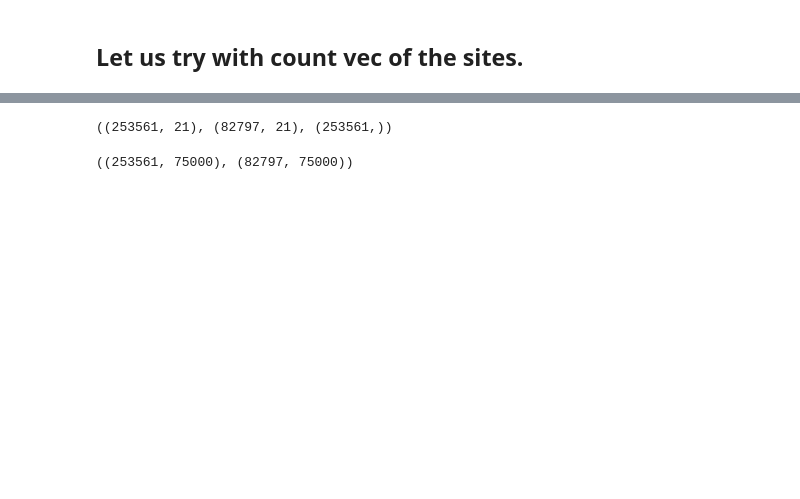
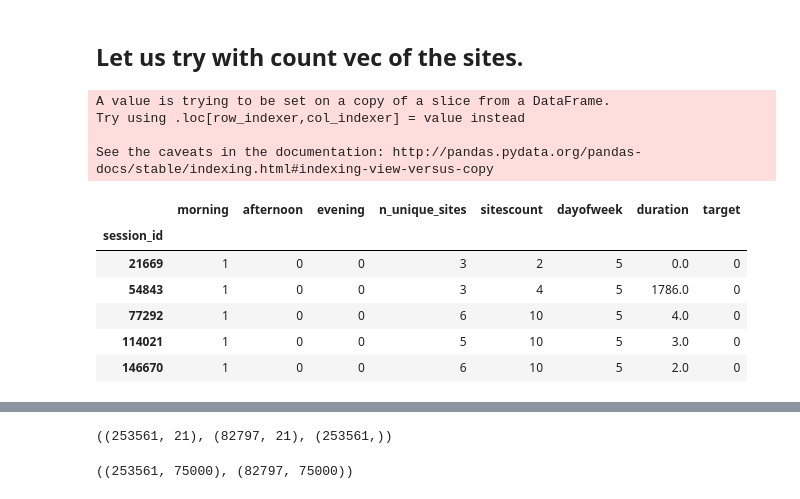
Before and after one commit to sitask/Spring2019_mlcourse.ai, a Jupyter notebook: alice_freeride.ipynb, the cells around one changed output, grey strips where cells are left out. Saved outputs shown, nothing was run; the diff lists cells and outputs as text; code cells hidden in the pictures; blank space fills up the shorter version.

```diff
--- a/alice_freeride.ipynb
+++ b/alice_freeride.ipynb
@@ -370,3 +387,21 @@ write_to_submission_file(y_test, 'lr_csr.csv') # gave 0.92352
 # %%
 train_df = full_df.iloc[0:idx_split]
 test_df = full_df[idx_split:full_df.shape[0]]
+# %%
+training_full = full_new_feat[0:idx_split]
+training_full['target'] = y_train
+# %% [output]
+A value is trying to be set on a copy of a slice from a DataFrame.
+Try using .loc[row_indexer,col_indexer] = value instead
+
+See the caveats in the documentation: http://pandas.pydata.org/pandas-docs/stable/indexing.html#indexing-view-versus-copy
+# %%
+training_full.head()
+# %% [output]
+|  | morning | afternoon | evening | n_unique_sites | sitescount | dayofweek | duration | target |
+| session_id |  |  |  |  |  |  |  |  |
+| 21669 | 1 | 0 | 0 | 3 | 2 | 5 | 0.0 | 0 |
+| 54843 | 1 | 0 | 0 | 3 | 4 | 5 | 1786.0 | 0 |
+| 77292 | 1 | 0 | 0 | 6 | 10 | 5 | 4.0 | 0 |
+| 114021 | 1 | 0 | 0 | 5 | 10 | 5 | 3.0 | 0 |
+| 146670 | 1 | 0 | 0 | 6 | 10 | 5 | 2.0 | 0 |
```
Also changed, not shown: parts of 29 cells of this notebook.
